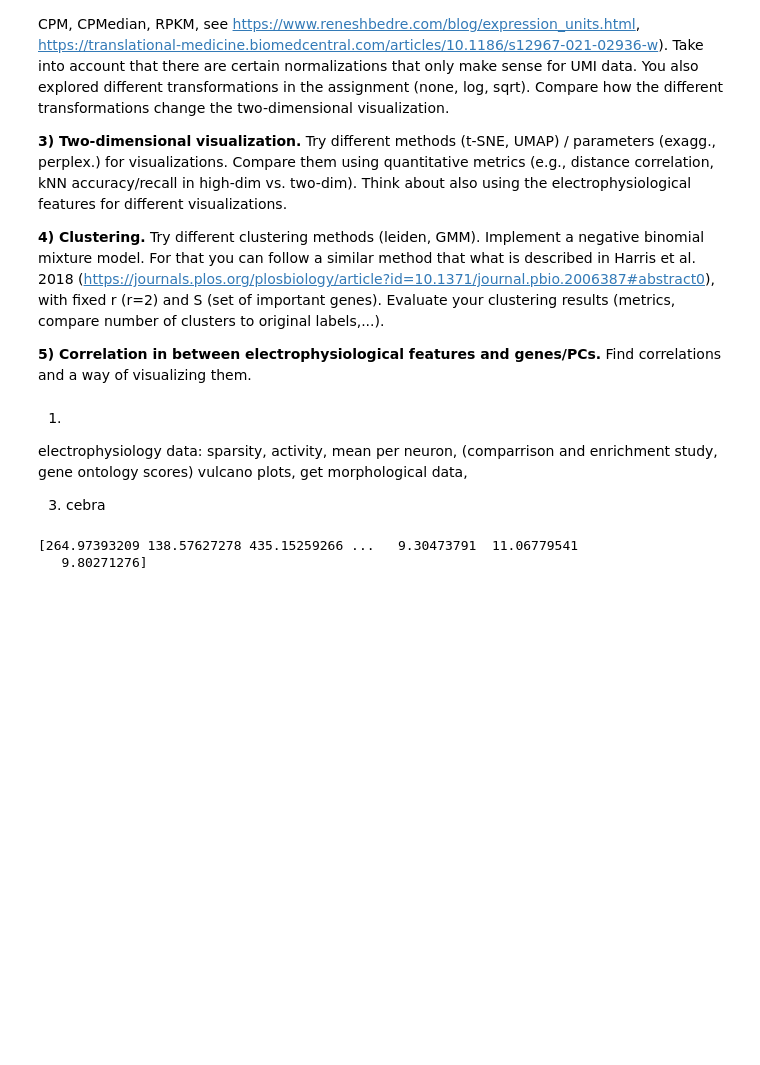
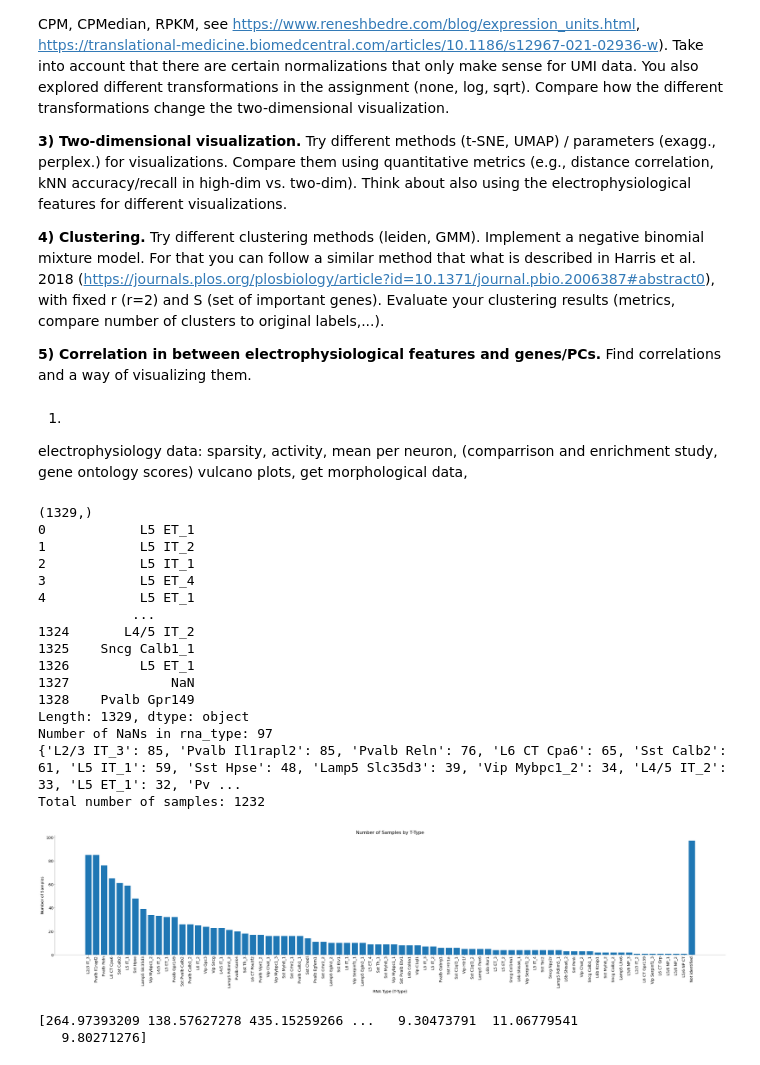
Before and after one commit to Artemii-Shlychkov/NDS_project, a Jupyter notebook: notebooks/Practical_notebook.ipynb, the cells around one changed output. Drawn from its saved outputs; the diff is of its cells as text; code cells hidden in the pictures; blank space fills up the shorter version.

```diff
--- a/notebooks/Practical_notebook.ipynb
+++ b/notebooks/Practical_notebook.ipynb
@@ -311,5 +293,3 @@ print(Z.shape)
 
 electrophysiology data: sparsity, activity, mean per neuron, (comparrison and enrichment study, gene ontology scores)
 vulcano plots, get morphological data,
-
-3) cebra
@@ -316,3 +299,64 @@ vulcano plots, get morphological data,
+# %%
+import numpy as np
+import pandas as pd
+import matplotlib.pyplot as plt
+
+# Convert rna_type to a Pandas Series if it is not already
+if not isinstance(rna_type, pd.Series):
+    rna_type = pd.Series(rna_type)
+
+# Check the shape and print the rna_type array
+print(rna_type.shape)
+print(rna_type)
+
+# Check for NaNs in rna_type
+print("Number of NaNs in rna_type:", rna_type.isnull().sum())
+
+# Remove NaNs from rna_type if they exist
+rna_type_clean = rna_type.dropna()
+
+# Count occurrences of each RNA type
+rna_type_counts = rna_type_clean.value_counts()
+
+# Convert to dictionary for plotting
+rna_type_dict = rna_type_counts.to_dict()
+
+# Print the dictionary to see the counts
+print(rna_type_dict)
+
+# print the total number of counts
+print("Total number of samples:", rna_type_clean.shape[0])
+
+# Add a 'NaN' key to the dictionary if there were NaNs in the original rna_type array with the value of the count of NaNs
+if rna_type.isnull().sum() > 0:
+    rna_type_dict["Not identified"] = rna_type.isnull().sum()
+
+# Plot the number of samples for each RNA type
+plt.figure(figsize=(25, 6))  # Optional: Adjust figure size
+plt.bar(rna_type_dict.keys(), rna_type_dict.values())
+plt.xlabel("RNA Type (T-Type)")
+plt.ylabel("Number of Samples")
+plt.title("Number of Samples by T-Type")
+plt.xticks(rotation=90)  # Optional: Rotate x-axis labels for better readability
+plt.show()
+# %% [output]
+(1329,)
+0            L5 ET_1
+1            L5 IT_2
+2            L5 IT_1
+3            L5 ET_4
+4            L5 ET_1
+            ...
+1324       L4/5 IT_2
+1325    Sncg Calb1_1
+1326         L5 ET_1
+1327             NaN
+1328    Pvalb Gpr149
+Length: 1329, dtype: object
+Number of NaNs in rna_type: 97
+{'L2/3 IT_3': 85, 'Pvalb Il1rapl2': 85, 'Pvalb Reln': 76, 'L6 CT Cpa6': 65, 'Sst Calb2': 61, 'L5 IT_1': 59, 'Sst Hpse': 48, 'Lamp5 Slc35d3': 39, 'Vip Mybpc1_2': 34, 'L4/5 IT_2': 33, 'L5 ET_1': 32, 'Pv ...
+Total number of samples: 1232
+[figure, added]
 # %%
 # calculate the average gene expression for each cell
 average_gene_expression = np.mean(exonCounts, axis=1)
```
Also changed, not shown: parts of 28 cells of this notebook.
